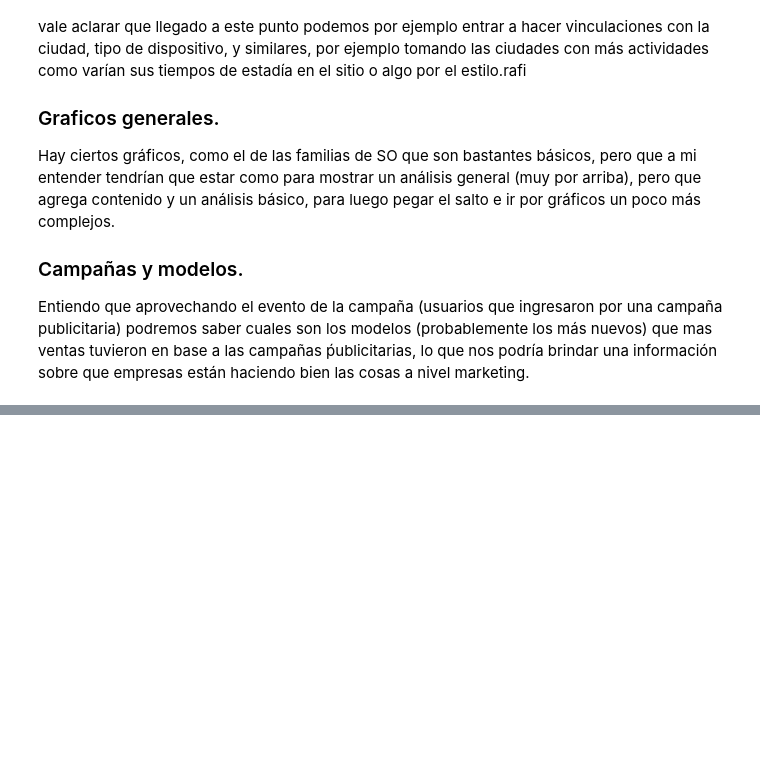
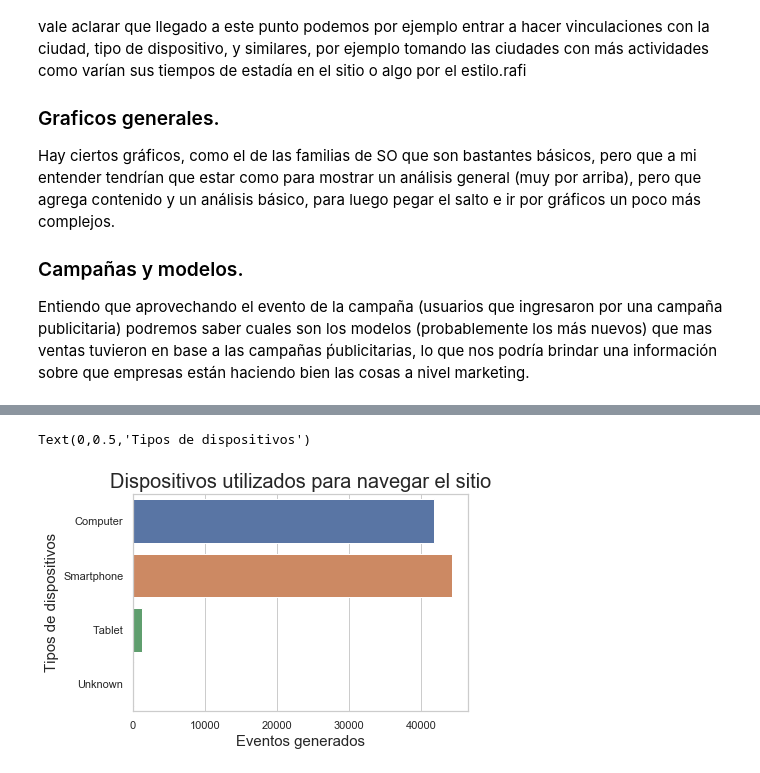
Before and after one commit to asilvestri2020/7506_2C2018, a Jupyter notebook: TP1/Notebook_Axel.ipynb, the cells around one changed output, grey strips where cells are left out. Saved outputs shown, nothing was run; the diff lists cells and outputs as text; code cells hidden in the pictures; blank space fills up the shorter version.

Commit message:
Acomodo un poco el informe y agrego analisis sobre dispositivos utilizados

```diff
--- a/TP1/Notebook_Axel.ipynb
+++ b/TP1/Notebook_Axel.ipynb
@@ -128,0 +133,9 @@ Name: campaign_source, dtype: int64
+# %%
+device_types = eventos['device_type'].value_counts()
+g = sns.barplot(x=device_types.values, y=device_types.index, orient='h')
+g.set_title("Dispositivos utilizados para navegar el sitio", fontsize=20)
+g.set_xlabel("Eventos generados", fontsize=15)
+g.set_ylabel("Tipos de dispositivos", fontsize=15)
+# %% [output]
+Text(0,0.5,'Tipos de dispositivos')
+[figure, added]
```
Also changed, not shown: parts of 8 cells of this notebook, 2 other files.
